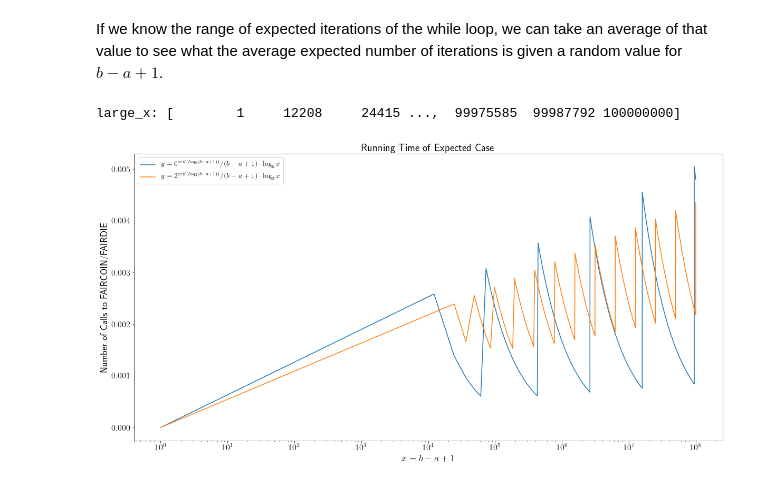
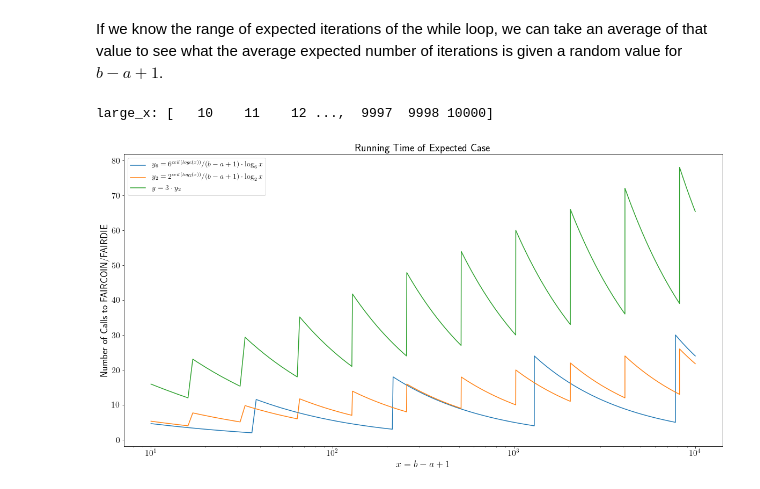
Before and after one commit to jonathan-shahen/public-jupyter-notebooks, a Jupyter notebook: 2017-09-ece-606-algorithms/ECE 606 Quiz 5.ipynb, the cells around one changed output. Drawn from its saved outputs; the diff is of its cells as text; code cells hidden in the pictures.

```diff
--- a/2017-09-ece-606-algorithms/ECE 606 Quiz 5.ipynb
+++ b/2017-09-ece-606-algorithms/ECE 606 Quiz 5.ipynb
@@ -86,17 +86,24 @@ plt.show()
 # %% [markdown]
 If we know the range of expected iterations of the while loop, we can take an average of that value to see what the average expected number of iterations is given a random value for $b - a +1$.
 # %%
-large_x = np.int_(np.linspace(1, 10**8, len(y2)))
+large_x = np.int_(np.linspace(10, 10**4, len(y2)))
+
+y2 = np.int_(np.ceil(np.log(large_x)/np.log(2)))
+y2 = 2 ** y2
+
+y6 = np.int_(np.ceil(np.log(large_x)/np.log(6)))
+y6 = 6 ** y6
 
 print('large_x:', large_x)
 
 plt.figure(figsize=(20,10)); plt.title(r'Running Time of Expected Case',fontsize=20)
 plt.xlabel('$x = b - a + 1$', fontsize=18);plt.ylabel(r'Number of Calls to FAIRCOIN/FAIRDIE', fontsize=18)
 plt.yticks(fontsize=16);plt.xticks(fontsize=16)
-plt.semilogx(large_x, y6/large_x * np.log(large_x)/np.log(6), basex=10, label=r'$y = 6^{ceil(log_6(b-a+1))} / (b-a+1) \cdot\log_6{x}$')
-plt.semilogx(large_x, y2/large_x * np.log(large_x)/np.log(2), basex=10, label=r'$y = 2^{ceil(log_2(b-a+1))} / (b-a+1) \cdot\log_2{x}$')
+plt.semilogx(large_x, y6/large_x * np.log(large_x)/np.log(6), basex=10, label=r'$y_6 = 6^{ceil(log_6(x))} / (b-a+1) \cdot\log_6{x}$')
+plt.semilogx(large_x, y2/large_x * np.log(large_x)/np.log(2), basex=10, label=r'$y_2 = 2^{ceil(log_2(x))} / (b-a+1) \cdot\log_2{x}$')
+plt.semilogx(large_x, 3 * y2/large_x * np.log(large_x)/np.log(2), basex=10, label=r'$y = 3 \cdot y_2$')
 plt.legend(fontsize=14)
 plt.show()
 # %% [output]
-large_x: [        1     12208     24415 ...,  99975585  99987792 100000000]
+large_x: [   10    11    12 ...,  9997  9998 10000]
-[figure, old version]
+[figure, new version]
```
Also changed, not shown: parts of 4 cells of this notebook.
